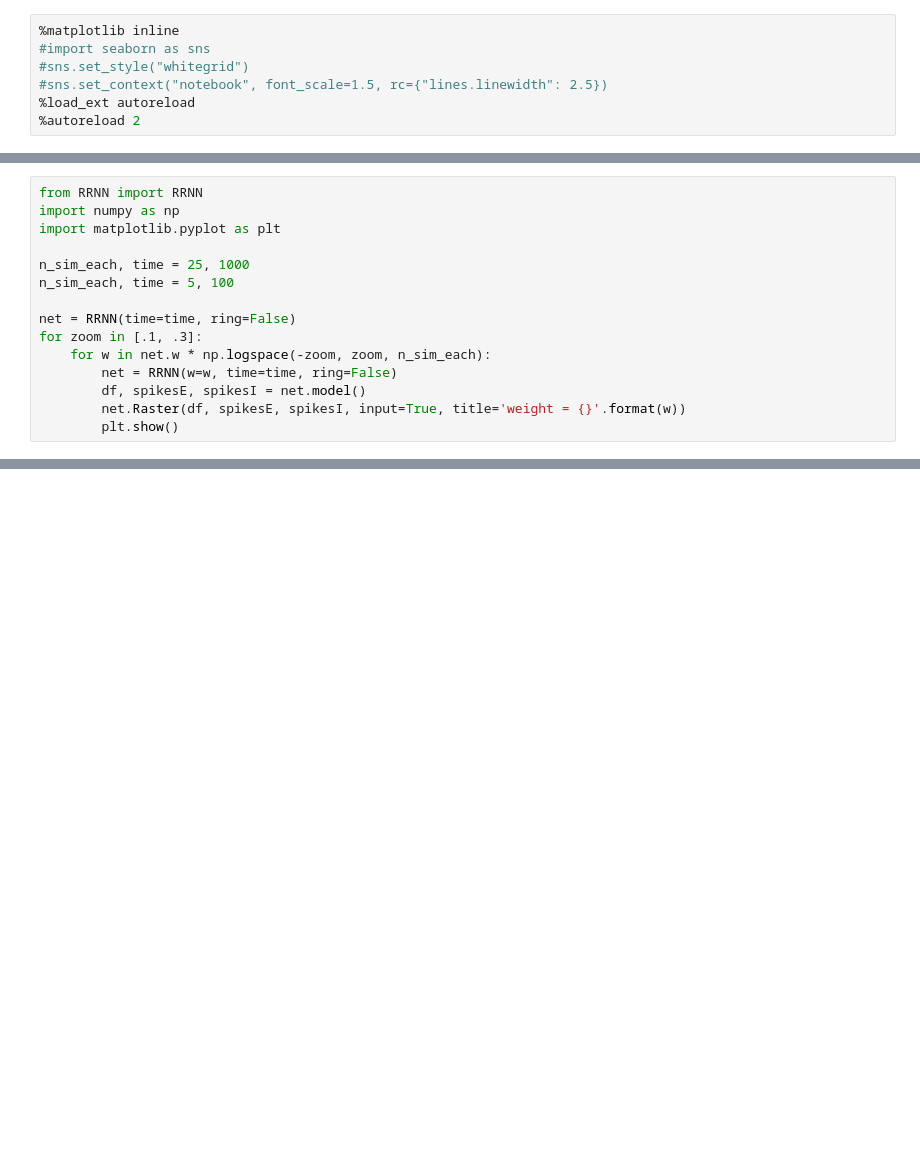
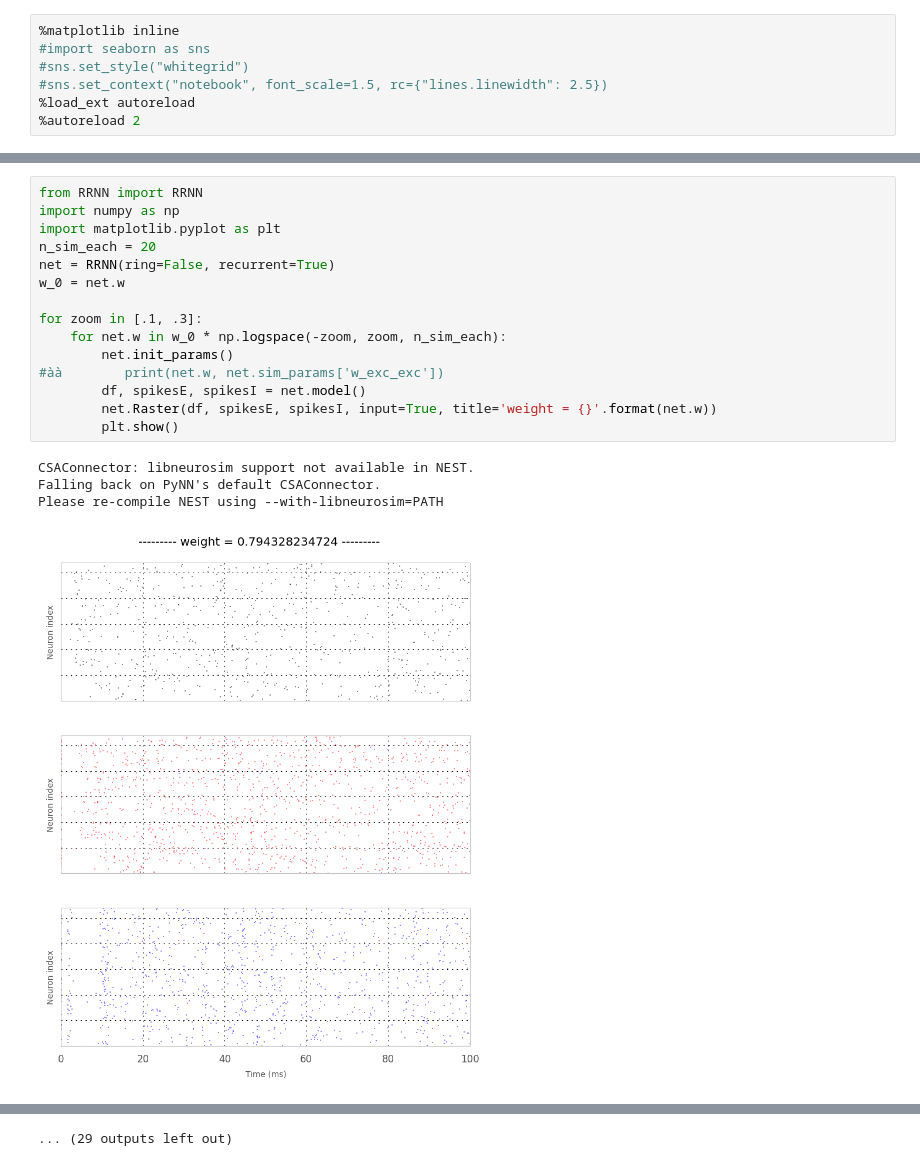
Before and after one commit to laurentperrinet/OBV1, a Jupyter notebook: notebooks/2.2.6_RRNN_Rasterplot_GlobalWeight_Variation.ipynb, the cells around one changed output, grey strips where cells are left out. Saved outputs shown, nothing was run; the diff lists cells and outputs as text; blank space fills up the shorter version.

```diff
--- a/notebooks/2.2.6_RRNN_Rasterplot_GlobalWeight_Variation.ipynb
+++ b/notebooks/2.2.6_RRNN_Rasterplot_GlobalWeight_Variation.ipynb
@@ -16,15 +16,20 @@ Une augmentation de $W$ modifie bien le comportement des populations excitatrice
 # %%
 from RRNN import RRNN
 import numpy as np
 import matplotlib.pyplot as plt
+n_sim_each = 20
+net = RRNN(ring=False, recurrent=True)
+w_0 = net.w
 
-n_sim_each, time = 25, 1000
-n_sim_each, time = 5, 100
-
-net = RRNN(time=time, ring=False)
 for zoom in [.1, .3]:
-    for w in net.w * np.logspace(-zoom, zoom, n_sim_each):
-        net = RRNN(w=w, time=time, ring=False)
+    for net.w in w_0 * np.logspace(-zoom, zoom, n_sim_each):
+        net.init_params()
+#àà        print(net.w, net.sim_params['w_exc_exc'])
         df, spikesE, spikesI = net.model()
-        net.Raster(df, spikesE, spikesI, input=True, title='weight = {}'.format(w))
+        net.Raster(df, spikesE, spikesI, input=True, title='weight = {}'.format(net.w))
         plt.show()
+# %% [output]
+CSAConnector: libneurosim support not available in NEST.
+Falling back on PyNN's default CSAConnector.
+Please re-compile NEST using --with-libneurosim=PATH
+[figure, added]
@@ -30,0 +46 @@ for zoom in [.1, .3]:
+... (29 outputs left out)
```
Also changed, not shown: parts of 2 cells of this notebook, 10 other files.
